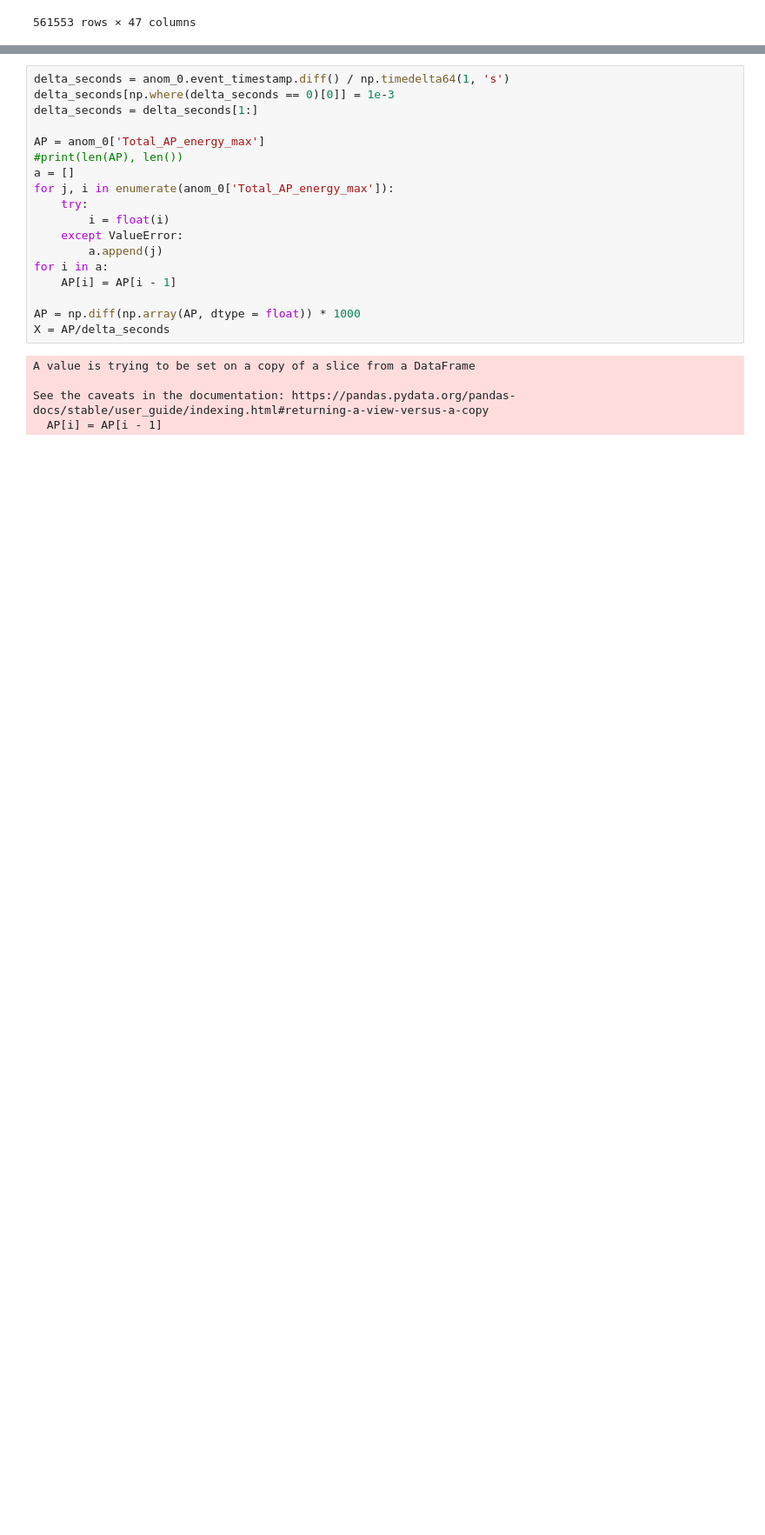
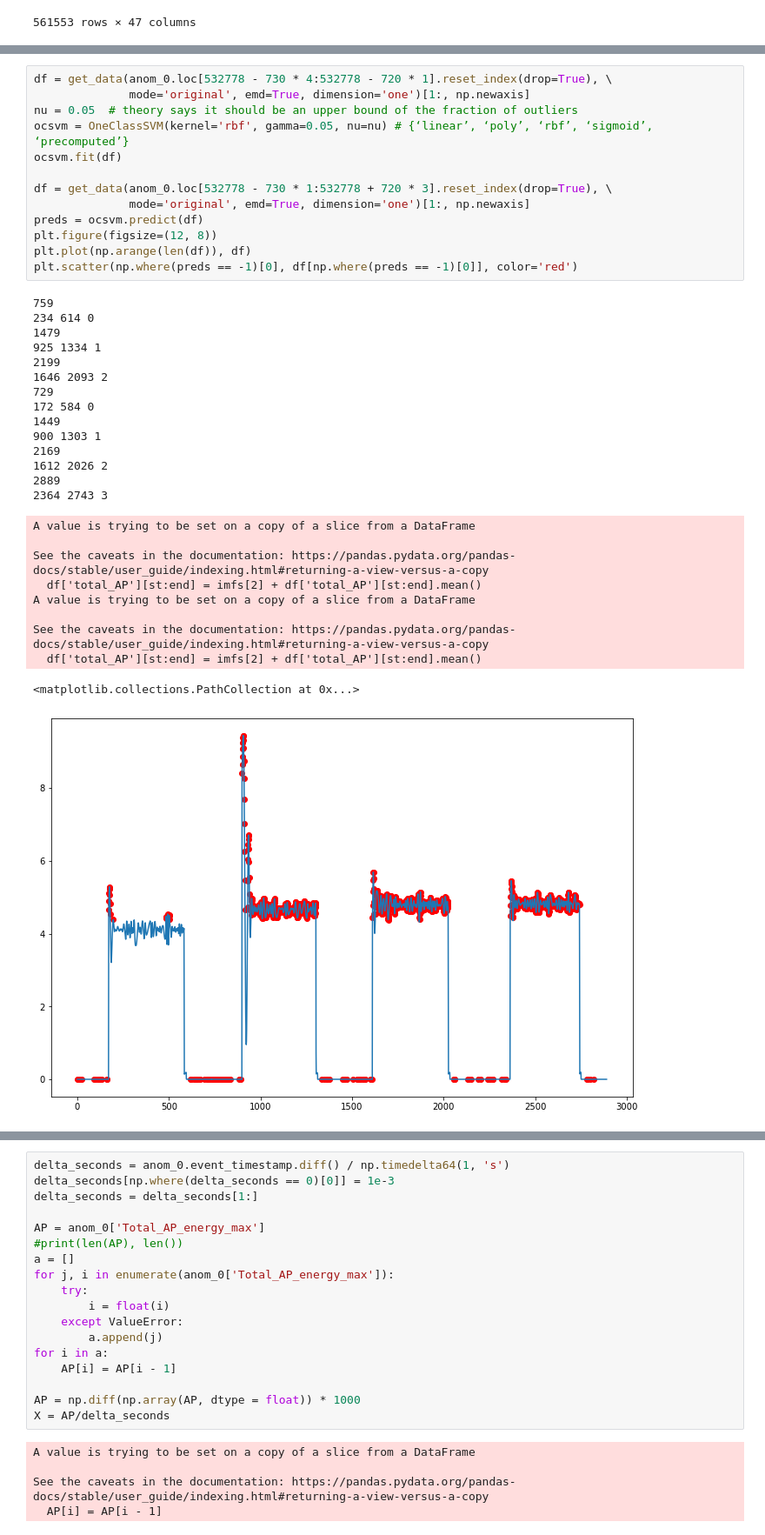
Before and after one commit to lomonosovaa/diploma, a Jupyter notebook: IQDS1022.ipynb, the cells around one changed output, grey strips where cells are left out. Shown at 87% size. Cells and saved outputs as stored; diff of their text form; blank space fills up the shorter version.

```diff
--- a/IQDS1022.ipynb
+++ b/IQDS1022.ipynb
@@ -96,0 +201,38 @@ anom_0
+# %%
+df = get_data(anom_0.loc[532778 - 730 * 4:532778 - 720 * 1].reset_index(drop=True), \
+              mode='original', emd=True, dimension='one')[1:, np.newaxis]
+nu = 0.05  # theory says it should be an upper bound of the fraction of outliers
+ocsvm = OneClassSVM(kernel='rbf', gamma=0.05, nu=nu) # {‘linear’, ‘poly’, ‘rbf’, ‘sigmoid’, ‘precomputed’}
+ocsvm.fit(df)
+
+df = get_data(anom_0.loc[532778 - 730 * 1:532778 + 720 * 3].reset_index(drop=True), \
+              mode='original', emd=True, dimension='one')[1:, np.newaxis]
+preds = ocsvm.predict(df)
+plt.figure(figsize=(12, 8))
+plt.plot(np.arange(len(df)), df)
+plt.scatter(np.where(preds == -1)[0], df[np.where(preds == -1)[0]], color='red')
+# %% [output]
+759
+234 614 0
+1479
+925 1334 1
+2199
+1646 2093 2
+729
+172 584 0
+1449
+900 1303 1
+2169
+1612 2026 2
+2889
+2364 2743 3
+A value is trying to be set on a copy of a slice from a DataFrame
+
+See the caveats in the documentation: https://pandas.pydata.org/pandas-docs/stable/user_guide/indexing.html#returning-a-view-versus-a-copy
+  df['total_AP'][st:end] = imfs[2] + df['total_AP'][st:end].mean()
+A value is trying to be set on a copy of a slice from a DataFrame
+
+See the caveats in the documentation: https://pandas.pydata.org/pandas-docs/stable/user_guide/indexing.html#returning-a-view-versus-a-copy
+  df['total_AP'][st:end] = imfs[2] + df['total_AP'][st:end].mean()
+<matplotlib.collections.PathCollection at 0x...>
+[figure, added]
```
Also changed, not shown: parts of 43 cells of this notebook.
